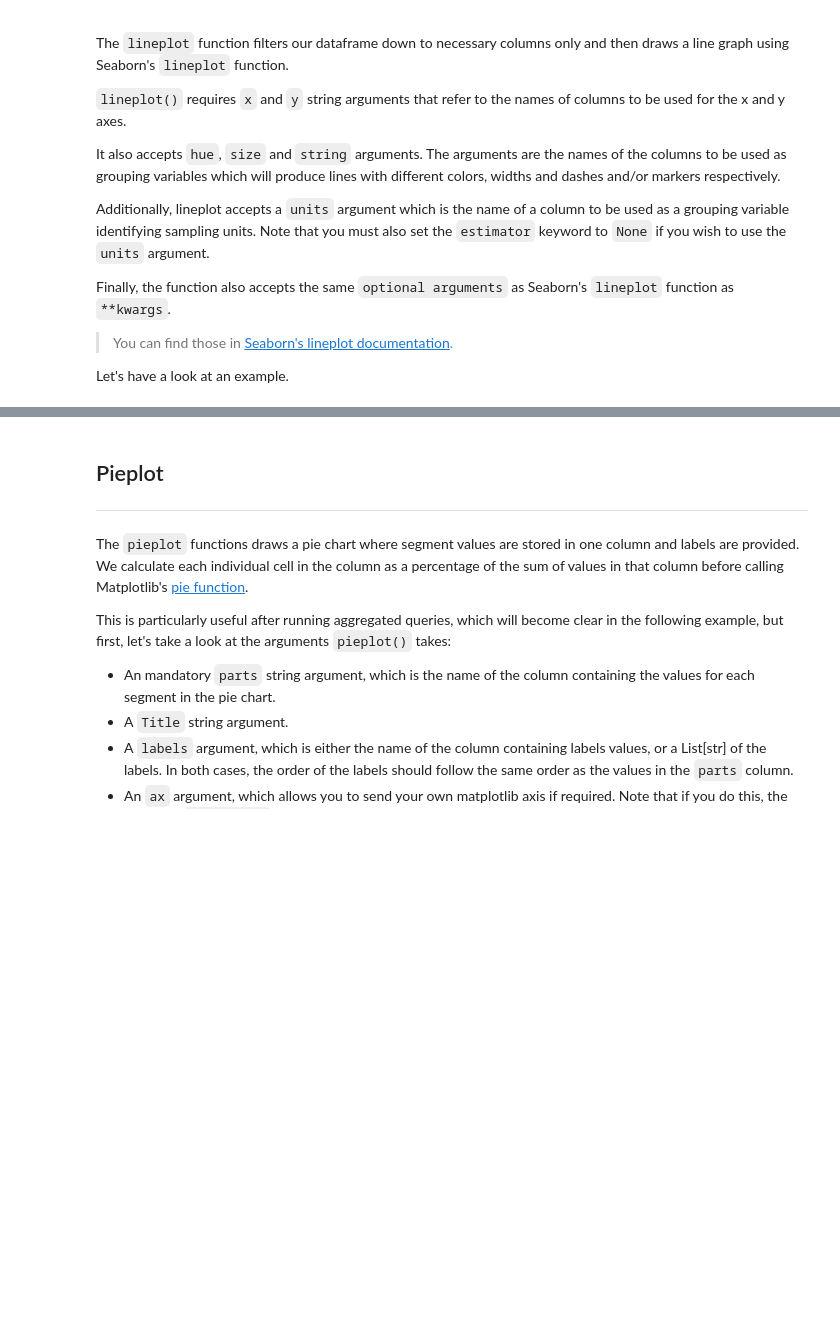
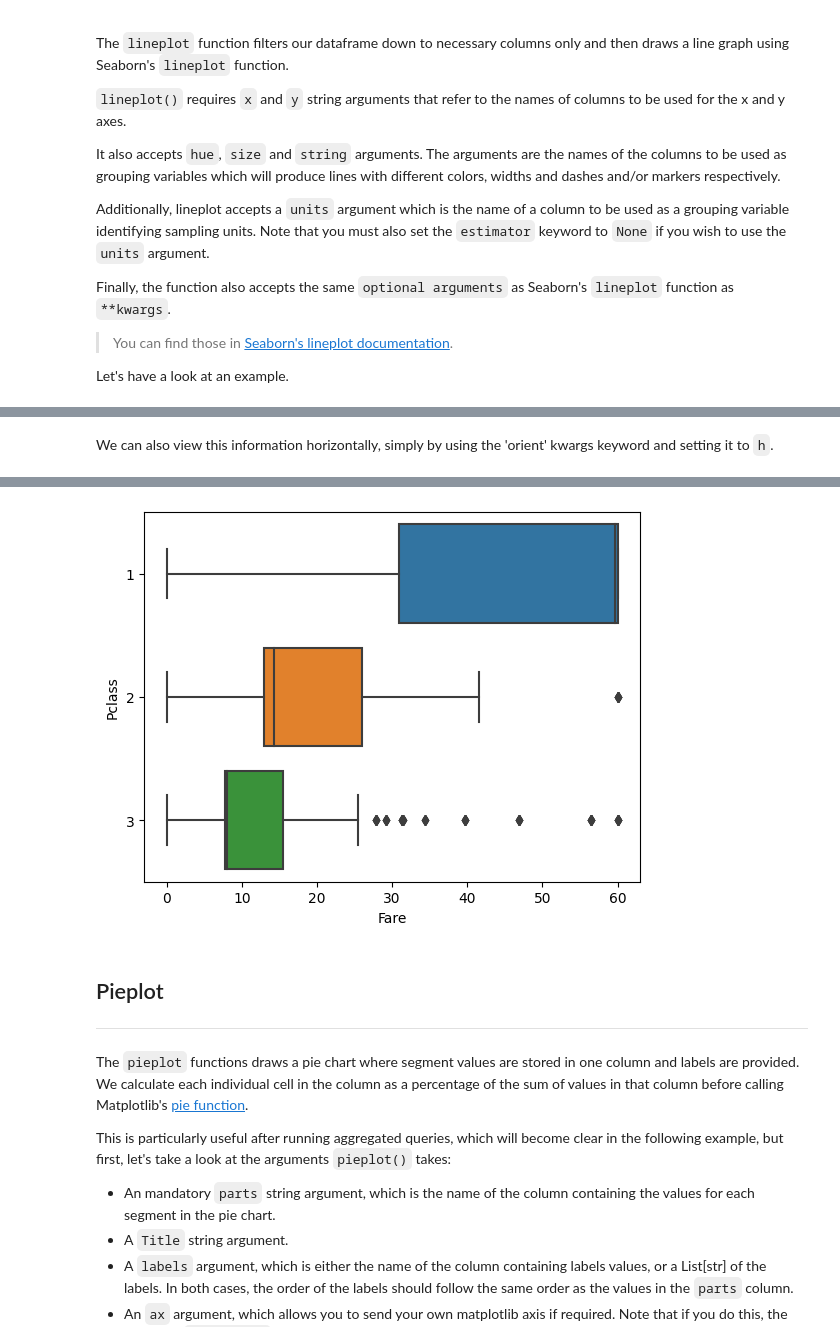
Before and after one commit to mithril-security/bastionlab, a Jupyter notebook: docs/docs/tutorials/visualization.ipynb, the cells around one changed output, grey strips where cells are left out. Drawn from its saved outputs; the diff is of its cells as text; code cells hidden in the pictures; blank space fills up the shorter version.

```diff
--- a/docs/docs/tutorials/visualization.ipynb
+++ b/docs/docs/tutorials/visualization.ipynb
@@ -163,0 +215,5 @@ rdf.lineplot(x="Age", y="Fare", hue="Sex")
+# %% [markdown]
+We can also view this information horizontally, simply by using the 'orient' kwargs keyword and setting it to `h`.
+# %%
+clipped.boxplot(y="Pclass", x="Fare", orient="h")
+# %% [output]
@@ -164,3 +221,4 @@ rdf.lineplot(x="Age", y="Fare", hue="Sex")
+[figure, added]
 # %% [markdown]
 ## Pieplot
 ________________________________________________________________________________
```
Also changed, not shown: parts of 19 cells of this notebook, 1 other file.
